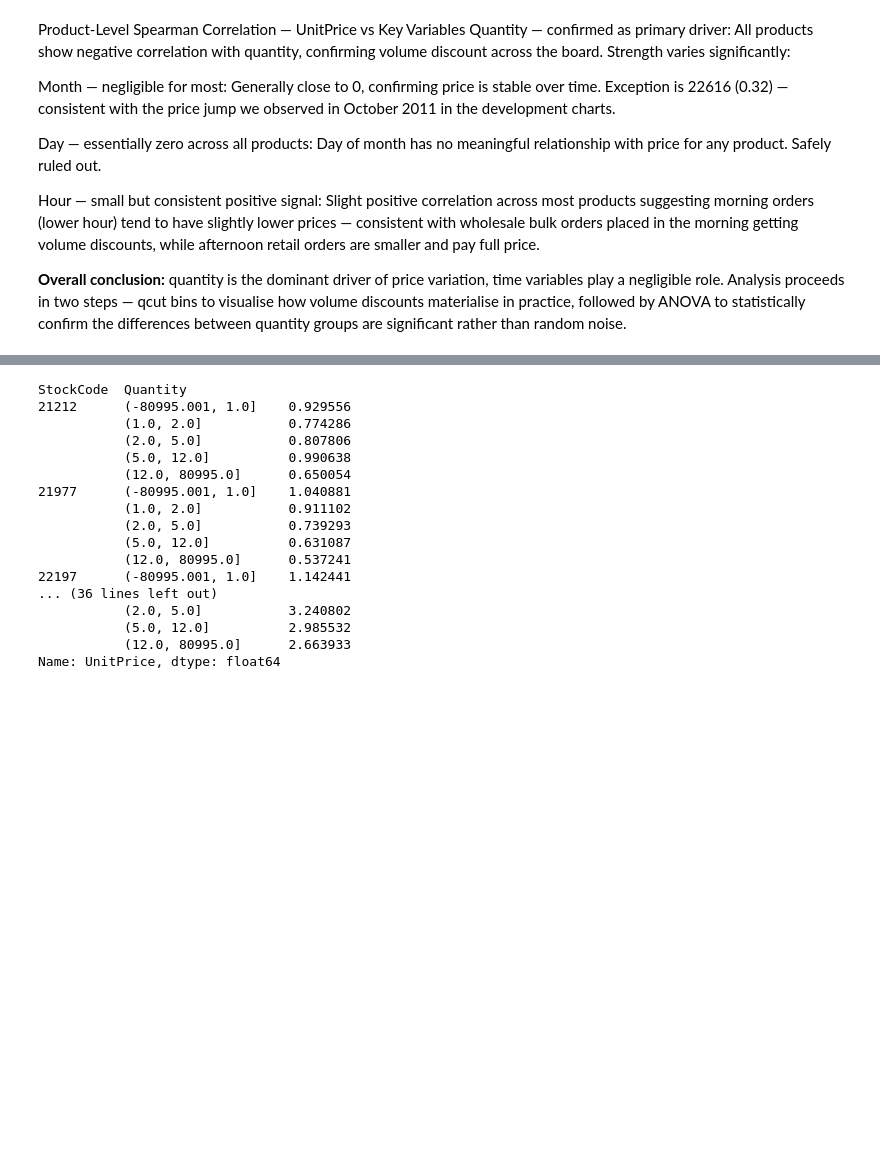
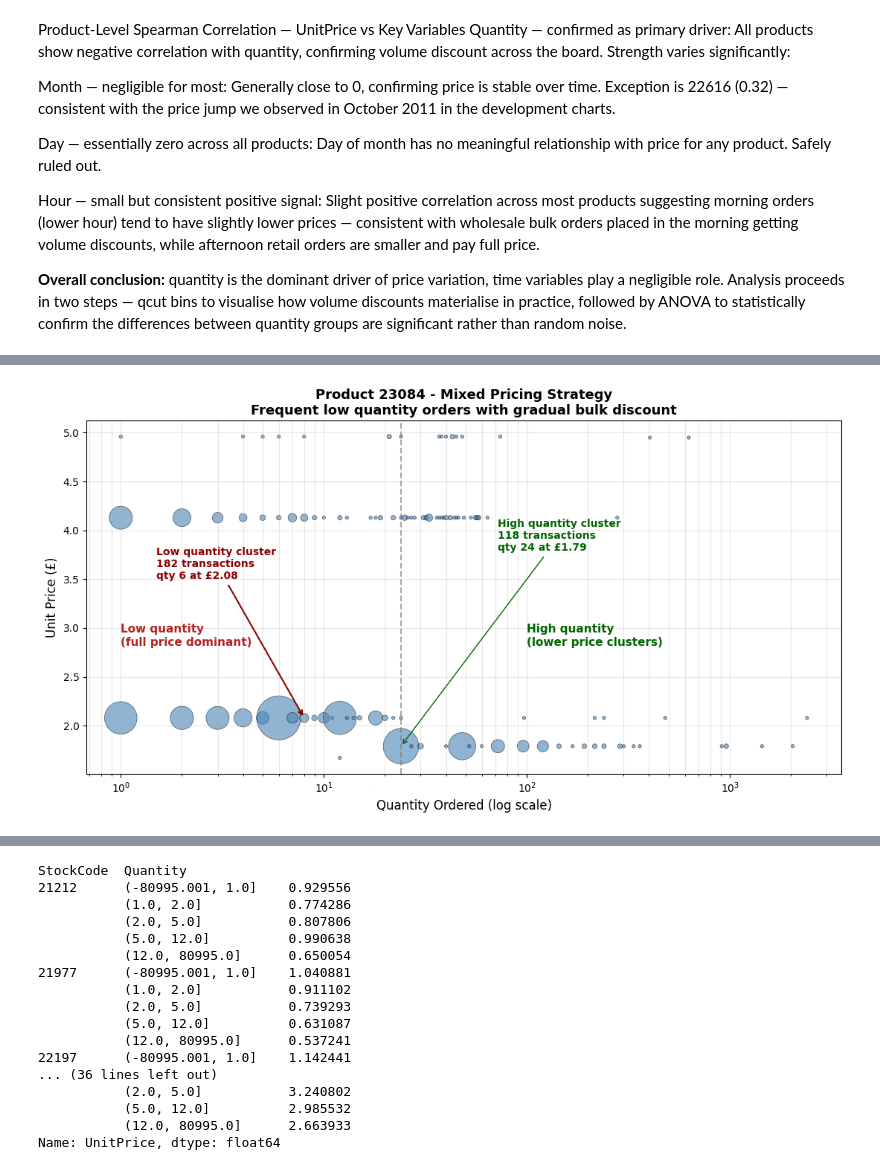
Before and after one commit to filipburger/retail_analysis, a Jupyter notebook: retail_analysis.ipynb, the cells around one changed output, grey strips where cells are left out. Drawn from its saved outputs; the diff is of its cells as text; code cells hidden in the pictures; blank space fills up the shorter version.

```diff
--- a/retail_analysis.ipynb
+++ b/retail_analysis.ipynb
@@ -728,0 +995,67 @@ Slight positive correlation across most products suggesting morning orders (lowe
+# %%
+product_complex = 23084
+
+df_complex = df[
+    (df['StockCode'].astype(str) == str(product_complex)) &
+    (df['IsReturn'] == False) &
+    (df['UnitPrice'] > 0)
+].copy()
+
+freq_complex = df_complex.groupby(['Quantity', 'UnitPrice']).size().reset_index(name='Count')
+
+fig, ax = plt.subplots(figsize=(11, 6))
+
+scatter = ax.scatter(
+    freq_complex['Quantity'],
+    freq_complex['UnitPrice'],
+    s=freq_complex['Count'] * 10,
+    alpha=0.6,
+    color='steelblue',
+    edgecolors='black',
+    linewidth=0.5
+)
+
+ax.set_xscale('log')
+
+ax.axvline(x=24, color='gray', linestyle='--',
+           alpha=0.7, linewidth=1.5)
+
+ax.text(1, ax.get_ylim()[1] * 0.55,
+        'Low quantity\n(full price dominant)',
+        ha='left', color='firebrick',
+        fontsize=11, fontweight='bold')
+
+ax.text(100, ax.get_ylim()[1] * 0.55,
+        'High quantity\n(lower price clusters)',
+        ha='left', color='darkgreen',
+        fontsize=11, fontweight='bold')
+
+ax.annotate(
+    f'Low quantity cluster\n182 transactions\nqty 6 at £2.08',
+    xy=(8, 2.08),
+    xytext=(1.5, 3.5),
+    fontsize=10, fontweight='bold', color='darkred',
+    arrowprops=dict(arrowstyle='->', color='darkred', lw=1.5)
+)
+
+wholesale_top = freq_complex[freq_complex['Quantity'] >= 24].nlargest(1, 'Count').iloc[0]
+ax.annotate(
+    f'High quantity cluster\n{int(wholesale_top["Count"])} transactions\n'
+    f'qty {int(wholesale_top["Quantity"])} at £{wholesale_top["UnitPrice"]:.2f}',
+    xy=(wholesale_top['Quantity'], wholesale_top['UnitPrice']),
+    xytext=(wholesale_top['Quantity'] * 3, wholesale_top['UnitPrice'] + 2.0),
+    fontsize=10, color='darkgreen', fontweight='bold',
+    arrowprops=dict(arrowstyle='->', color='darkgreen')
+)
+
+ax.set_xlabel('Quantity Ordered (log scale)', fontsize=12)
+ax.set_ylabel('Unit Price (£)', fontsize=12)
+ax.set_title(f'Product {product_complex} - Mixed Pricing Strategy\n'
+             f'Frequent low quantity orders with gradual bulk discount',
+             fontsize=13, fontweight='bold')
+ax.grid(True, alpha=0.3, which='both')
+
+plt.tight_layout()
+plt.show()
+# %% [output]
+[figure, added]
```
Also changed, not shown: parts of 10 cells of this notebook.
